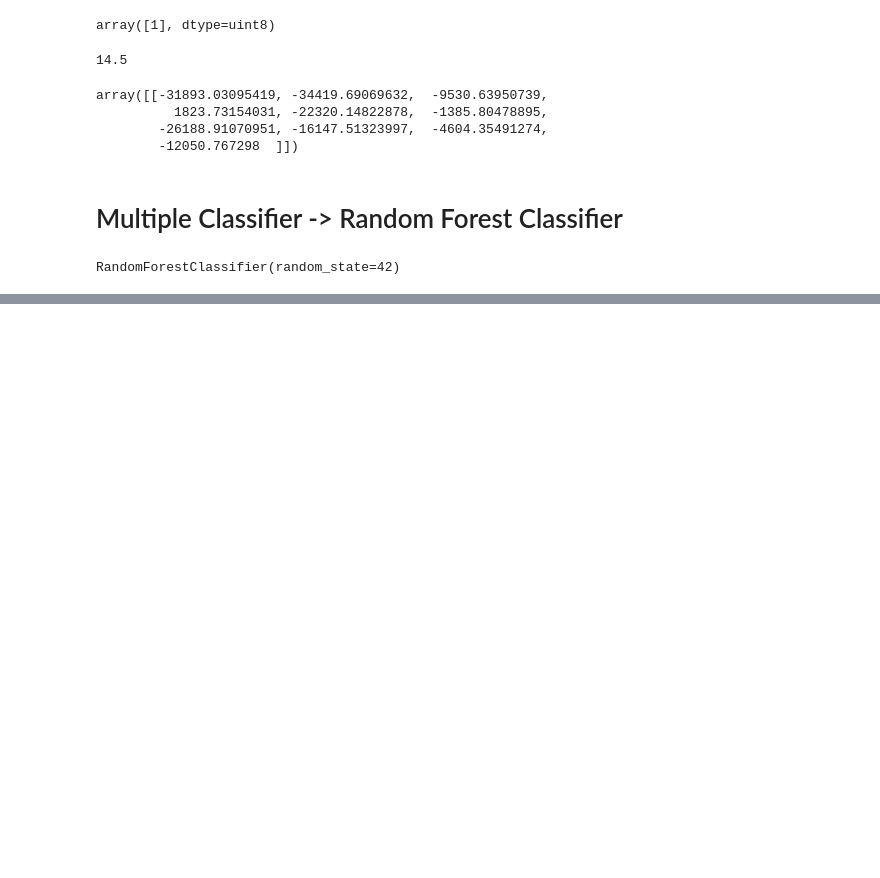
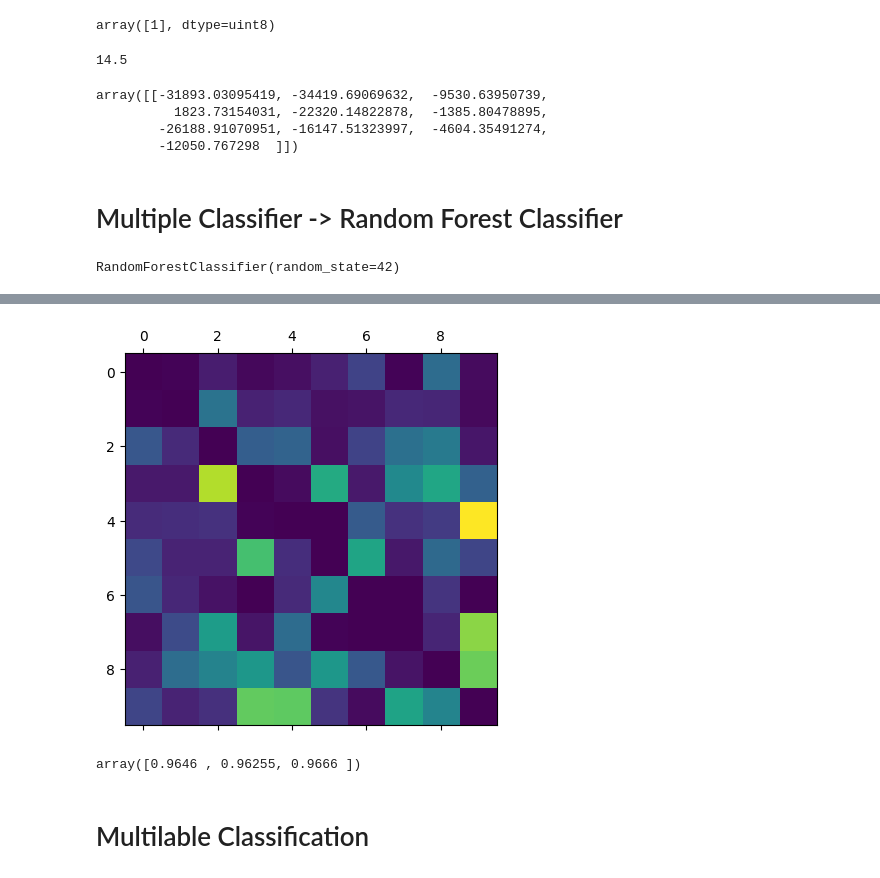
Before and after one commit to sandun7787/California-housing-price-prediction, a Jupyter notebook: NearBay.ipynb, the cells around one changed output, grey strips where cells are left out. Drawn from its saved outputs; the diff is of its cells as text; code cells hidden in the pictures; blank space fills up the shorter version.

```diff
--- a/NearBay.ipynb
+++ b/NearBay.ipynb
@@ -1371,0 +1407,3 @@ RandomForestClassifier(random_state=42)
+# %%
+row_sum = conf_mx.sum(axis=1, keepdims= True)
+row_sum
@@ -1371,0 +1421,3 @@ RandomForestClassifier(random_state=42)
+# %%
+norm_conf_mx=conf_mx/row_sum
+norm_conf_mx
@@ -1371,0 +1442,10 @@ RandomForestClassifier(random_state=42)
+# %%
+np.fill_diagonal(norm_conf_mx, 0)
+plt.matshow(norm_conf_mx)
+plt.show()
+# %% [output]
+[figure, added]
+# %%
+cross_val_score(forest_clf,X_train, y_train , cv=3 ,scoring="accuracy")
+# %% [output]
+array([0.9646 , 0.96255, 0.9666 ])
@@ -1371,0 +1461,2 @@ RandomForestClassifier(random_state=42)
+# %% [markdown]
+# Multilable Classification
```
Also changed, not shown: parts of 30 cells of this notebook, 1 other file.
